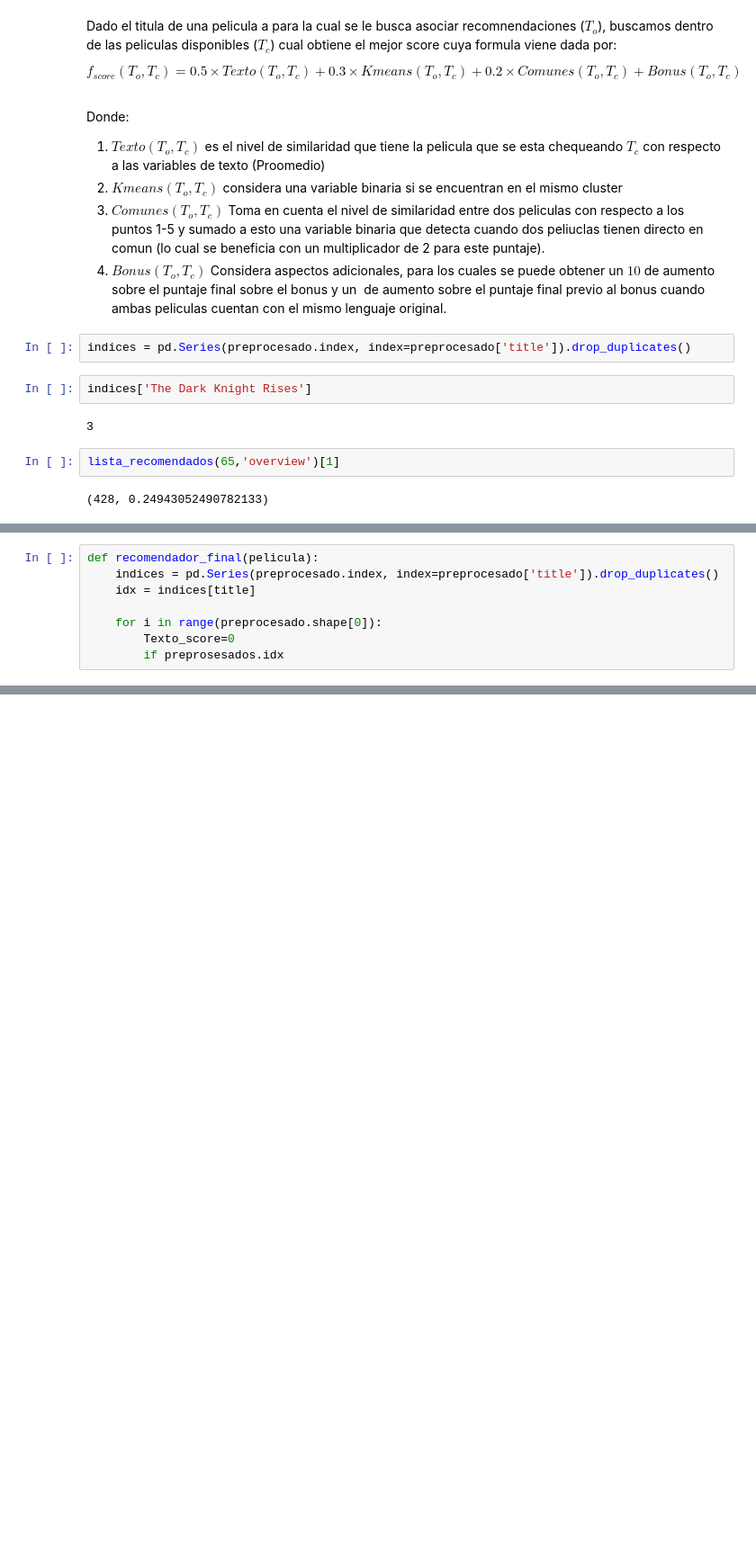
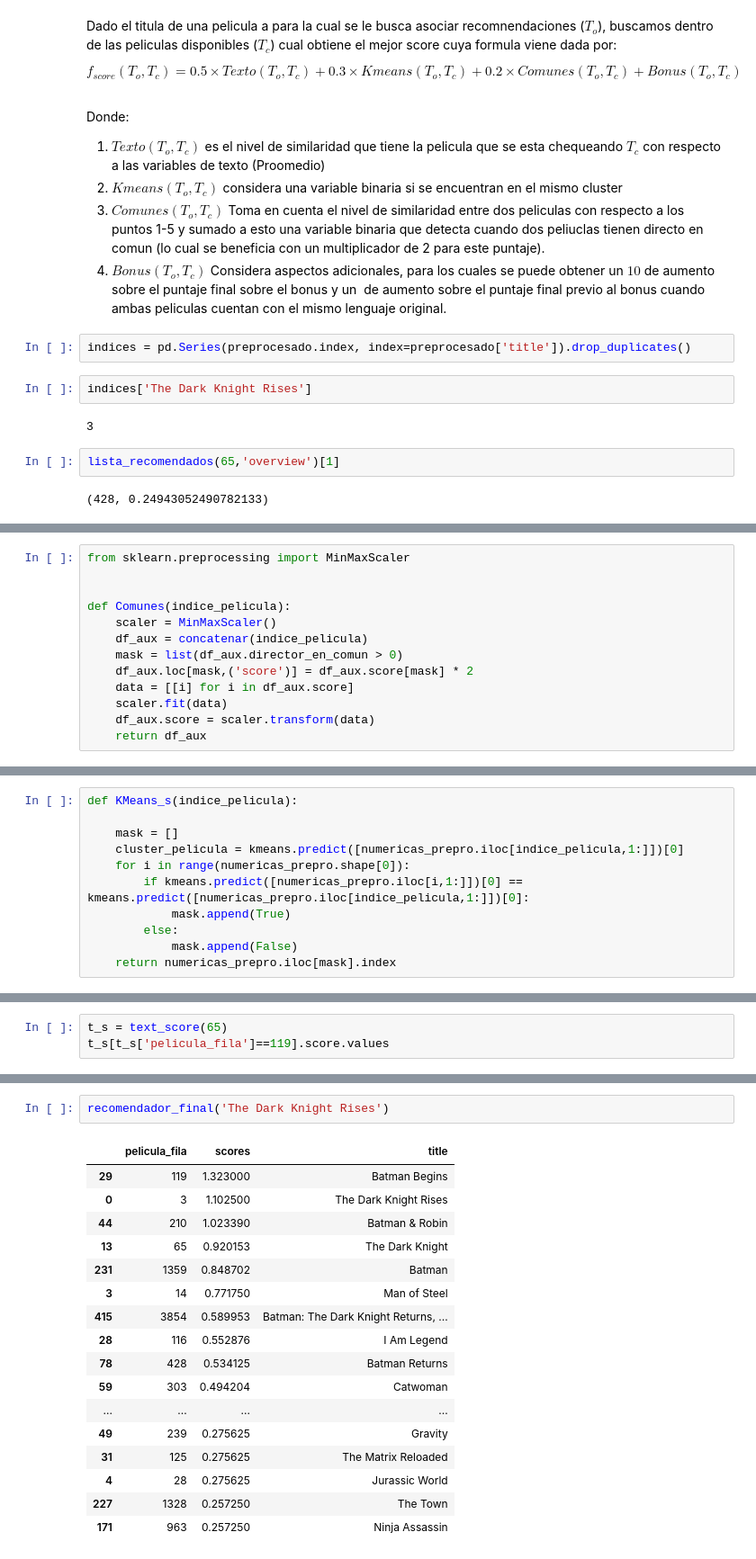
Before and after one commit to HugoMAT/Proyecto_Aplica, a Jupyter notebook: project/Predictor fase alpha.ipynb, the cells around one changed output, grey strips where cells are left out. Shown at 90% size. Drawn from its saved outputs; the diff is of its cells as text; blank space fills up the shorter version.

```diff
--- a/project/Predictor fase alpha.ipynb
+++ b/project/Predictor fase alpha.ipynb
@@ -529,8 +523,0 @@ def text_score(idx):
-# %%
-def recomendador_final(pelicula):
-    indices = pd.Series(preprocesado.index, index=preprocesado['title']).drop_duplicates()
-    idx = indices[title]
-
-    for i in range(preprocesado.shape[0]):
-        Texto_score=0
-        if preprosesados.idx
@@ -536,0 +544,13 @@ def recomendador_final(pelicula):
+# %%
+from sklearn.preprocessing import MinMaxScaler
+
+
+def Comunes(indice_pelicula):
+    scaler = MinMaxScaler()
+    df_aux = concatenar(indice_pelicula)
+    mask = list(df_aux.director_en_comun > 0)
+    df_aux.loc[mask,('score')] = df_aux.score[mask] * 2
+    data = [[i] for i in df_aux.score]
+    scaler.fit(data)
+    df_aux.score = scaler.transform(data)
+    return df_aux
@@ -536,0 +573,11 @@ def recomendador_final(pelicula):
+# %%
+def KMeans_s(indice_pelicula):
+
+    mask = []
+    cluster_pelicula = kmeans.predict([numericas_prepro.iloc[indice_pelicula,1:]])[0]
+    for i in range(numericas_prepro.shape[0]):
+        if kmeans.predict([numericas_prepro.iloc[i,1:]])[0] == kmeans.predict([numericas_prepro.iloc[indice_pelicula,1:]])[0]:
+            mask.append(True)
+        else:
+            mask.append(False)
+    return numericas_prepro.iloc[mask].index
@@ -536,0 +588,3 @@ def recomendador_final(pelicula):
+# %%
+t_s = text_score(65)
+t_s[t_s['pelicula_fila']==119].score.values
@@ -536,0 +645,20 @@ def recomendador_final(pelicula):
+# %%
+recomendador_final('The Dark Knight Rises')
+# %% [output]
+|  | pelicula_fila | scores | title |
+| 29 | 119 | 1.323000 | Batman Begins |
+| 0 | 3 | 1.102500 | The Dark Knight Rises |
+| 44 | 210 | 1.023390 | Batman & Robin |
+| 13 | 65 | 0.920153 | The Dark Knight |
+| 231 | 1359 | 0.848702 | Batman |
+| 3 | 14 | 0.771750 | Man of Steel |
+| 415 | 3854 | 0.589953 | Batman: The Dark Knight Returns, ... |
+| 28 | 116 | 0.552876 | I Am Legend |
+| 78 | 428 | 0.534125 | Batman Returns |
+| 59 | 303 | 0.494204 | Catwoman |
+| ... | ... | ... | ... |
+| 49 | 239 | 0.275625 | Gravity |
+| 31 | 125 | 0.275625 | The Matrix Reloaded |
+| 4 | 28 | 0.275625 | Jurassic World |
+| 227 | 1328 | 0.257250 | The Town |
+| 171 | 963 | 0.257250 | Ninja Assassin |
```
Also changed, not shown: parts of 15 cells of this notebook.
